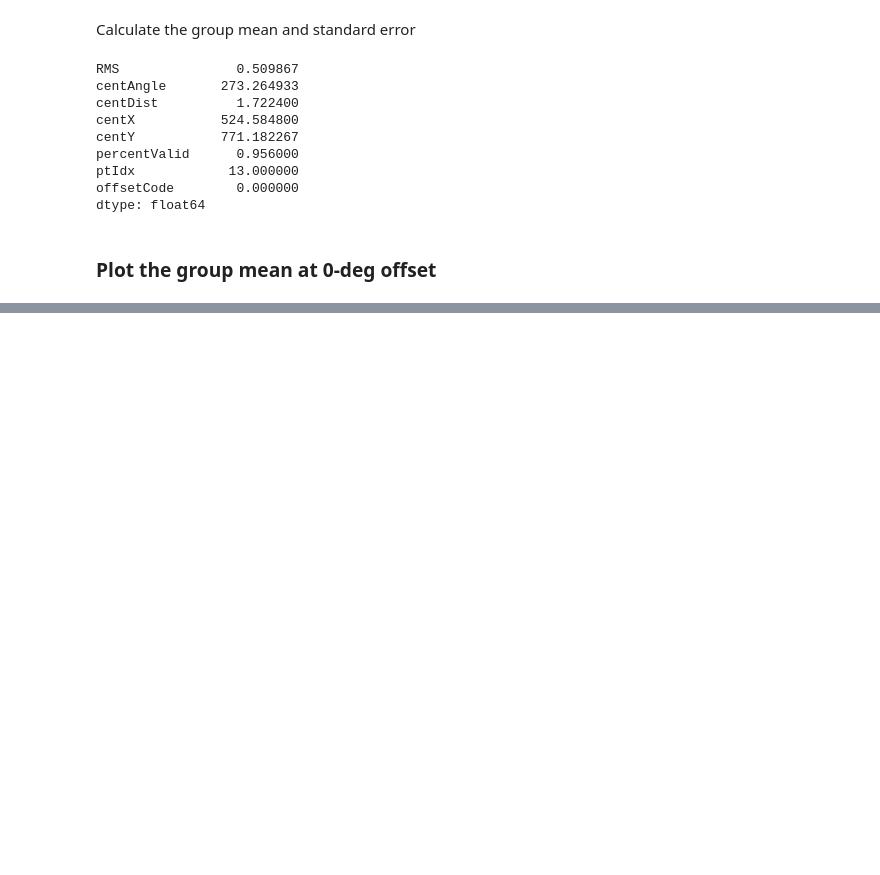
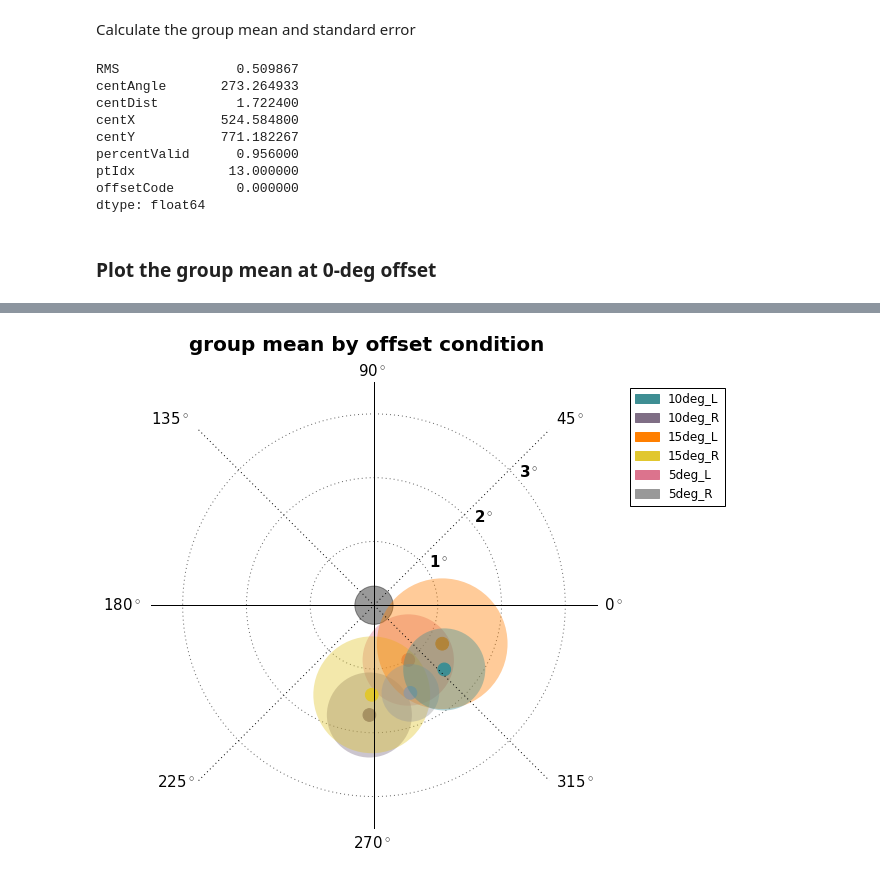
Before and after one commit to jeffmacinnes/glassesCalibration, a Jupyter notebook: analysis/allConds_uniqueSubjs_Analysis.ipynb, the cells around one changed output, grey strips where cells are left out. Cells and saved outputs as stored; diff of their text form; code cells hidden in the pictures; blank space fills up the shorter version.

```diff
--- a/analysis/allConds_uniqueSubjs_Analysis.ipynb
+++ b/analysis/allConds_uniqueSubjs_Analysis.ipynb
@@ -200,0 +309,4 @@ plotCalibration(pts, 'Group Mean')
+# %%
+# calculate the mean for every subject by offset condition
+subjMeanByOffset = dfClean.groupby(['offsetCode', 'subjCode']).mean()
+subjMeanByOffset
@@ -200,0 +332,4 @@ plotCalibration(pts, 'Group Mean')
+# %%
+# group according to each offset code and take the mean across all subjects within that condition
+offSetMeans = subjMeanByOffset.groupby(level='offsetCode').mean()
+offSetMeans
@@ -200,0 +346,21 @@ plotCalibration(pts, 'Group Mean')
+# %%
+# Loop through all each offset code (skipping 0), add results to dictionary
+cmap = plt.get_cmap('Set1', offSetMeans.shape[0])
+pts = {}
+for i in range(1, offSetMeans.shape[0]):
+    # get the offset code name
+    offset_name = dfClean.loc[dfClean.offsetCode == i, 'offset'].iloc[0]
+
+    # get the values from this offset code
+    dist = offSetMeans.loc[i].centDist
+    angle = offSetMeans.loc[i].centAngle
+    rms = offSetMeans.loc[i].RMS
+    c = cmap(i)
+
+    # build dictionary entry
+    pts[offset_name] = {'dist': dist, 'angle': angle, 'RMS': rms, 'color': c}
+
+# plot the calibration points
+plotCalibration(pts, 'group mean by offset condition')
+# %% [output]
+[figure, added]
```
Also changed, not shown: parts of 18 cells of this notebook.
